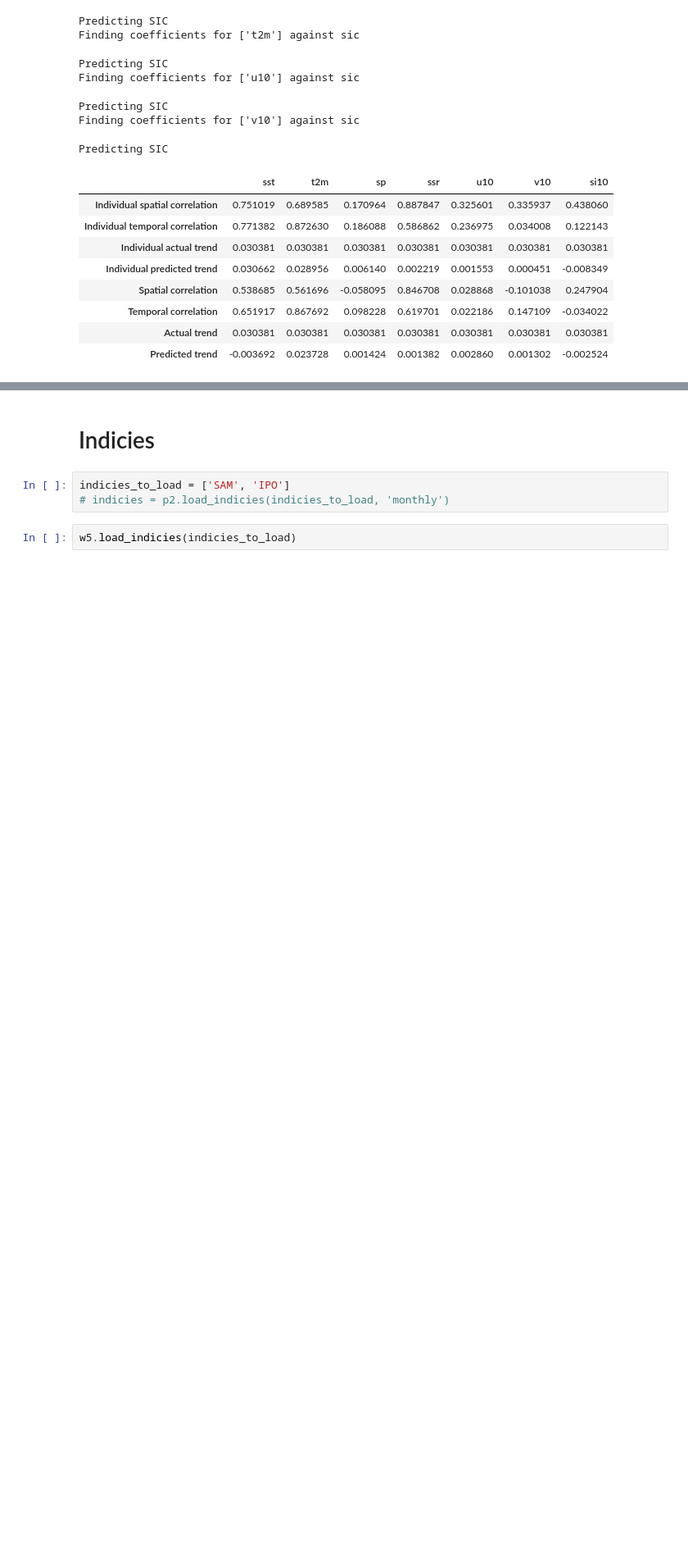
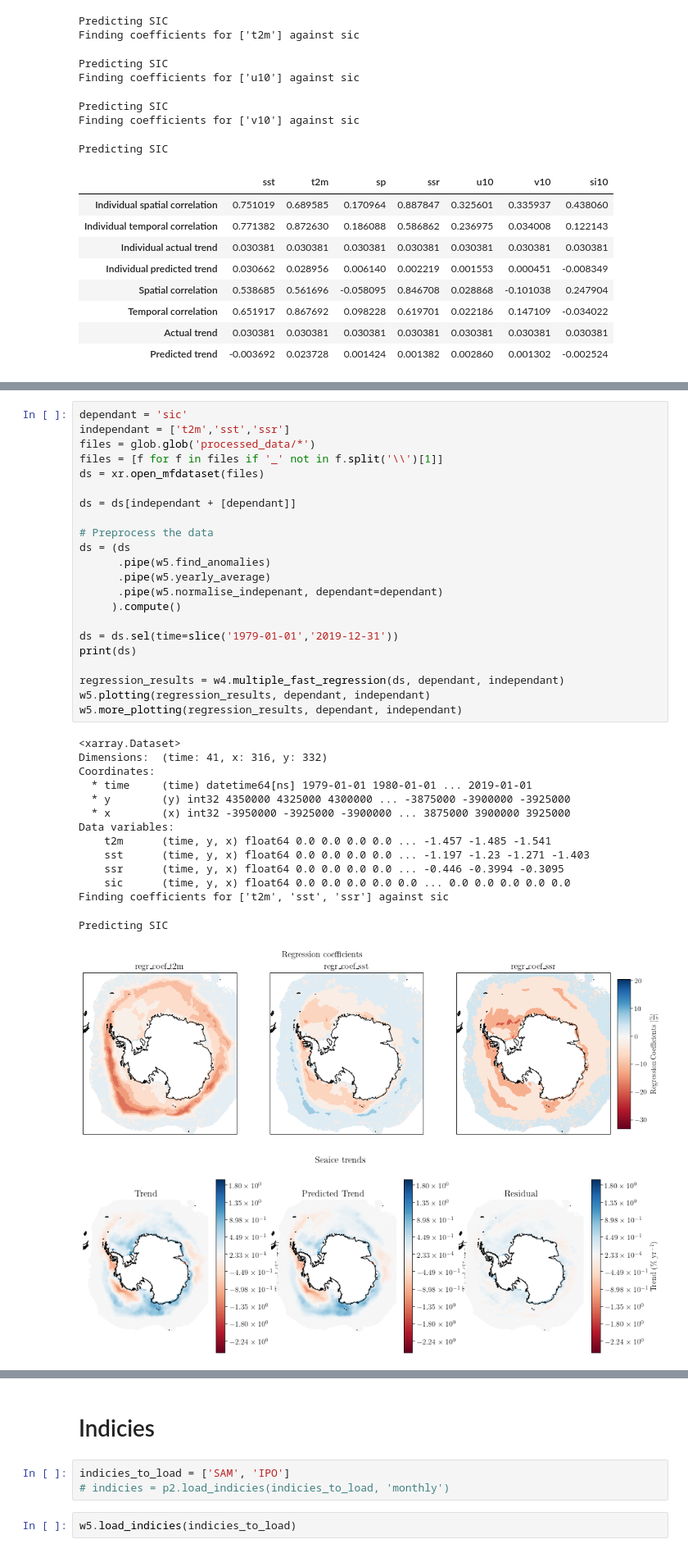
Before and after one commit to hjelleyman/Antarctica-M.2, a Jupyter notebook: 2 Regression Analysis.ipynb, the cells around one changed output, grey strips where cells are left out. Shown at 82% size. Cells and saved outputs as stored; diff of their text form; blank space fills up the shorter version.

```diff
--- a/2 Regression Analysis.ipynb
+++ b/2 Regression Analysis.ipynb
@@ -214,0 +243,38 @@ w5.more_plotting(regression_results, dependant, independant)
+# %%
+dependant = 'sic'
+independant = ['t2m','sst','ssr']
+files = glob.glob('processed_data/*')
+files = [f for f in files if '_' not in f.split('\\')[1]]
+ds = xr.open_mfdataset(files)
+
+ds = ds[independant + [dependant]]
+
+# Preprocess the data
+ds = (ds
+      .pipe(w5.find_anomalies)
+      .pipe(w5.yearly_average)
+      .pipe(w5.normalise_indepenant, dependant=dependant)
+     ).compute()
+
+ds = ds.sel(time=slice('1979-01-01','2019-12-31'))
+print(ds)
+
+regression_results = w4.multiple_fast_regression(ds, dependant, independant)
+w5.plotting(regression_results, dependant, independant)
+w5.more_plotting(regression_results, dependant, independant)
+# %% [output]
+<xarray.Dataset>
+Dimensions:  (time: 41, x: 316, y: 332)
+Coordinates:
+  * time     (time) datetime64[ns] 1979-01-01 1980-01-01 ... 2019-01-01
+  * y        (y) int32 4350000 4325000 4300000 ... -3875000 -3900000 -3925000
+  * x        (x) int32 -3950000 -3925000 -3900000 ... 3875000 3900000 3925000
+Data variables:
+    t2m      (time, y, x) float64 0.0 0.0 0.0 0.0 ... -1.457 -1.485 -1.541
+    sst      (time, y, x) float64 0.0 0.0 0.0 0.0 ... -1.197 -1.23 -1.271 -1.403
+    ssr      (time, y, x) float64 0.0 0.0 0.0 0.0 ... -0.446 -0.3994 -0.3095
+    sic      (time, y, x) float64 0.0 0.0 0.0 0.0 0.0 ... 0.0 0.0 0.0 0.0 0.0
+Finding coefficients for ['t2m', 'sst', 'ssr'] against sic
+Predicting SIC
+[figure, added]
+[figure, added]
```
Also changed, not shown: parts of 6 cells of this notebook, 2 other files.
